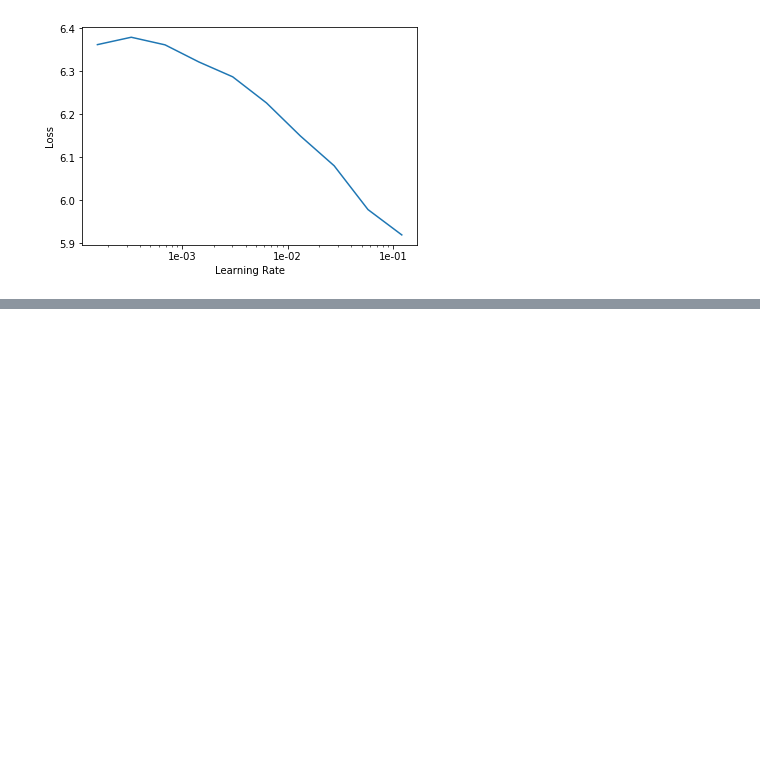
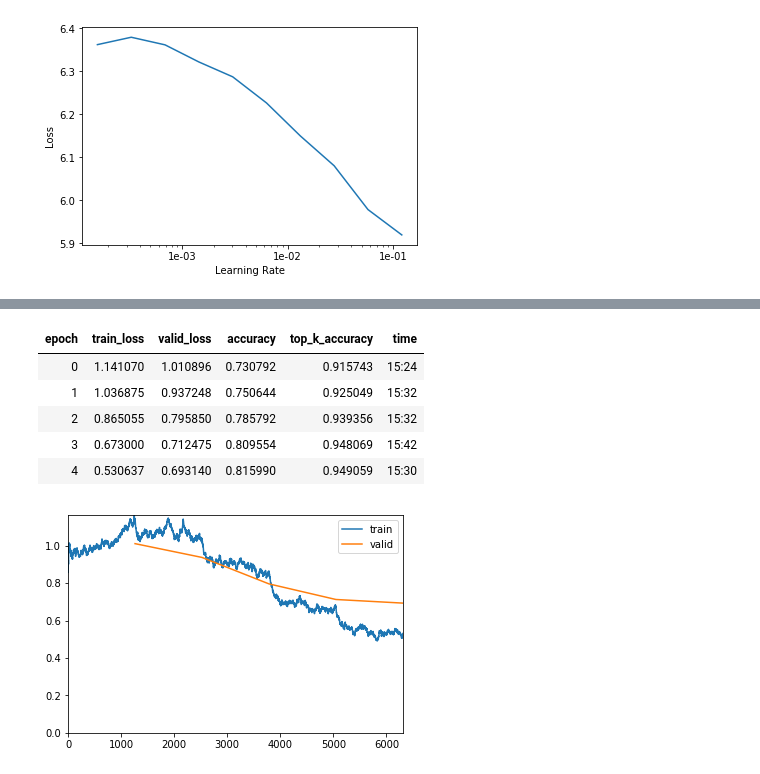
Before and after one commit to kishb87/Food-101, a Jupyter notebook: food_101.ipynb, the cells around one changed output, grey strips where cells are left out. Drawn from its saved outputs; the diff is of its cells as text; code cells hidden in the pictures; blank space fills up the shorter version.

```diff
--- a/food_101.ipynb
+++ b/food_101.ipynb
@@ -36,3 +57,11 @@ LR Finder is complete, type {learner_name}.recorder.plot() to see the graph.
 # %%
-learner.fit_one_cycle(10, 1e-2)
+learner.fit_one_cycle(5, slice(1e-05, 1e-03))
+# %% [output]
+| epoch | train_loss | valid_loss | accuracy | top_k_accuracy | time |
+| 0 | 1.141070 | 1.010896 | 0.730792 | 0.915743 | 15:24 |
+| 1 | 1.036875 | 0.937248 | 0.750644 | 0.925049 | 15:32 |
+| 2 | 0.865055 | 0.795850 | 0.785792 | 0.939356 | 15:32 |
+| 3 | 0.673000 | 0.712475 | 0.809554 | 0.948069 | 15:42 |
+| 4 | 0.530637 | 0.693140 | 0.815990 | 0.949059 | 15:30 |
+[figure, added]
 # %%
```
Also changed, not shown: parts of 14 cells of this notebook.
